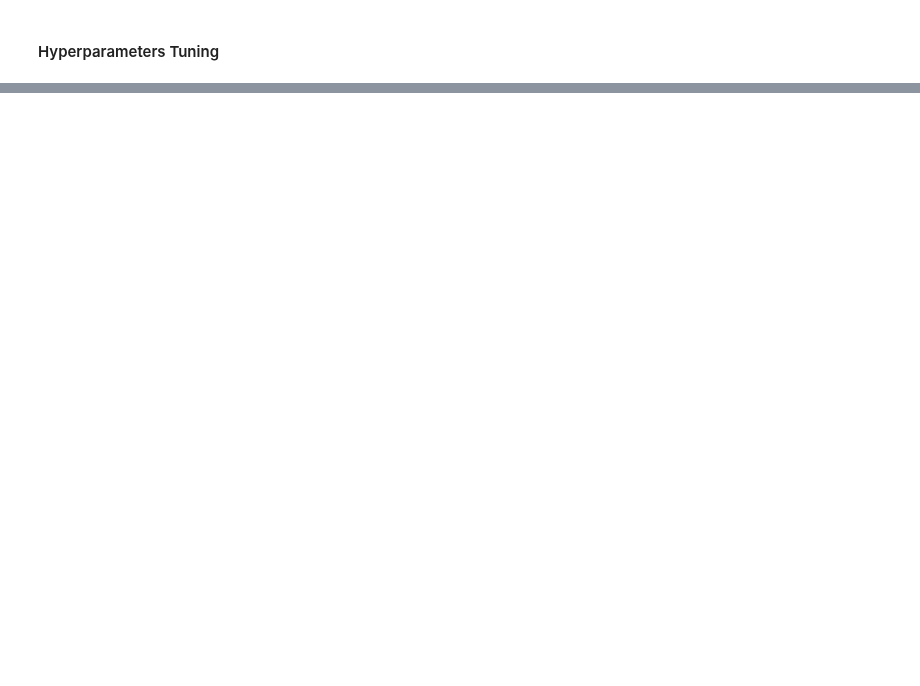
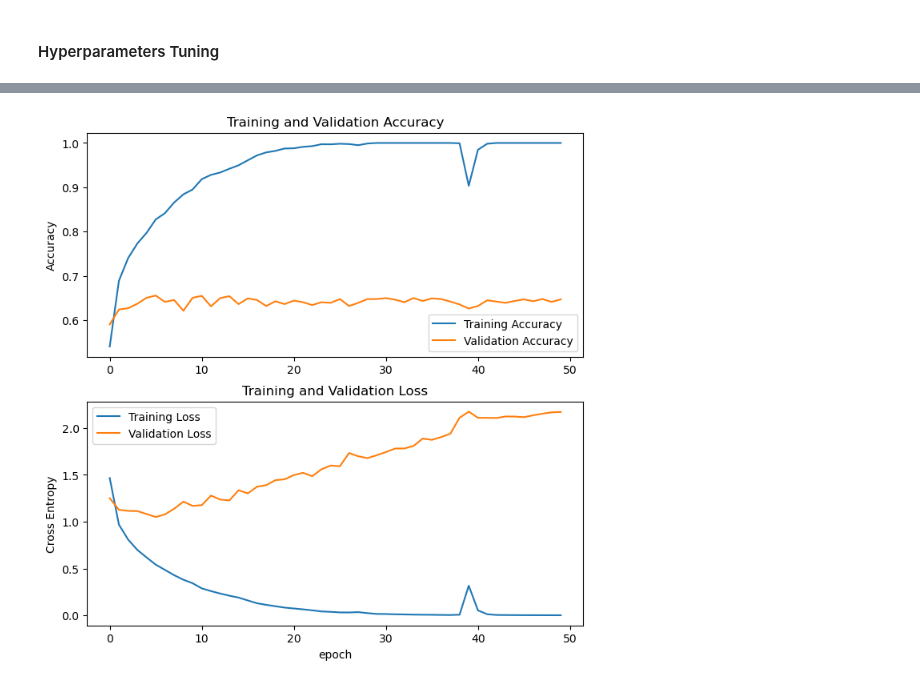
Before and after one commit to cecilegltslmcs/cats-classification, a Jupyter notebook: notebook/notebook.ipynb, the cells around one changed output, grey strips where cells are left out. Drawn from its saved outputs; the diff is of its cells as text; code cells hidden in the pictures; blank space fills up the shorter version.

```diff
--- a/notebook/notebook.ipynb
+++ b/notebook/notebook.ipynb
@@ -738,2 +279,0 @@ model.summary()
-# %%
-history = model.fit(train_set, epochs=10, validation_data=val_set)
@@ -889,2 +279,0 @@ model.summary()
-# %%
-history = model.fit(train_set, epochs=10, validation_data=val_set)
@@ -937,14 +325,12 @@ def model_builder(hp):
 
     return model
 # %%
-tuner = kt.Hyperband(
-    model_builder,
-    objective="accuracy",
-    max_epochs=10,
-    factor=3,
-    directory="kt_for_cats_classification",
-    project_name="xception",
-)
+tuner = kt.Hyperband(model_builder,
+                     objective='accuracy',
+                     max_epochs=10,
+                     factor=3,
+                     directory='kt_for_cats_classification',
+                     project_name='xception')
 # %%
 best_hps = return_best_hps(tuner, train_set, stop_early)
 print_hyperparameter(best_hps)
@@ -962,19 +377,7 @@ gc.collect()
-# %%
-history = make_model(
-    Xception,
-    best_hps.get("learning_rate"),
-    best_hps.get("size_inner"),
-    best_hps.get("dropout"),
-).fit(train_set, epochs=(best_epoch,), validation_data=val_set)
 # %%
-(
-    train_accuracy,
-    validation_accuracy,
-    train_loss,
-    validation_loss,
-) = extract_values_from_history(history)
-accuracy_and_loss_graph(
-    train_accuracy, validation_accuracy, train_loss, validation_loss
-)
+train_accuracy, validation_accuracy, train_loss, validation_loss = extract_values_from_history(history)
+accuracy_and_loss_graph(train_accuracy, validation_accuracy, train_loss, validation_loss)
+# %% [output]
+[figure, added]
 # %%
 mean_metrics(history)
```
Also changed, not shown: parts of 137 cells of this notebook.
